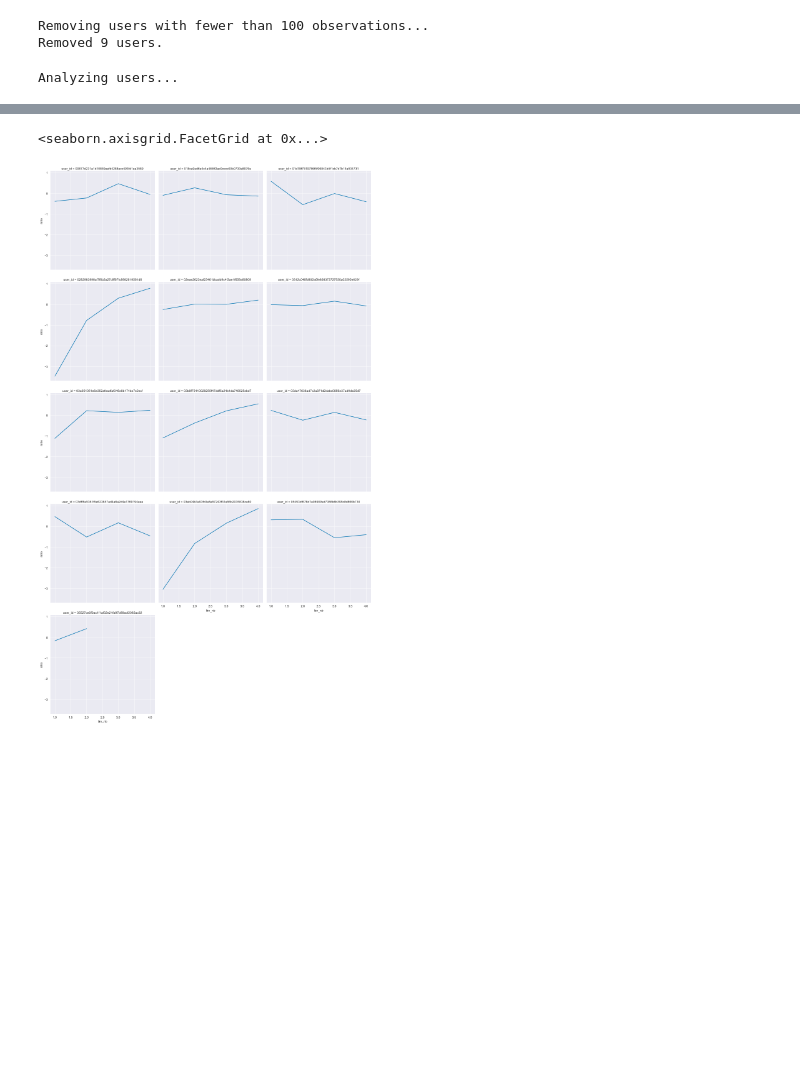
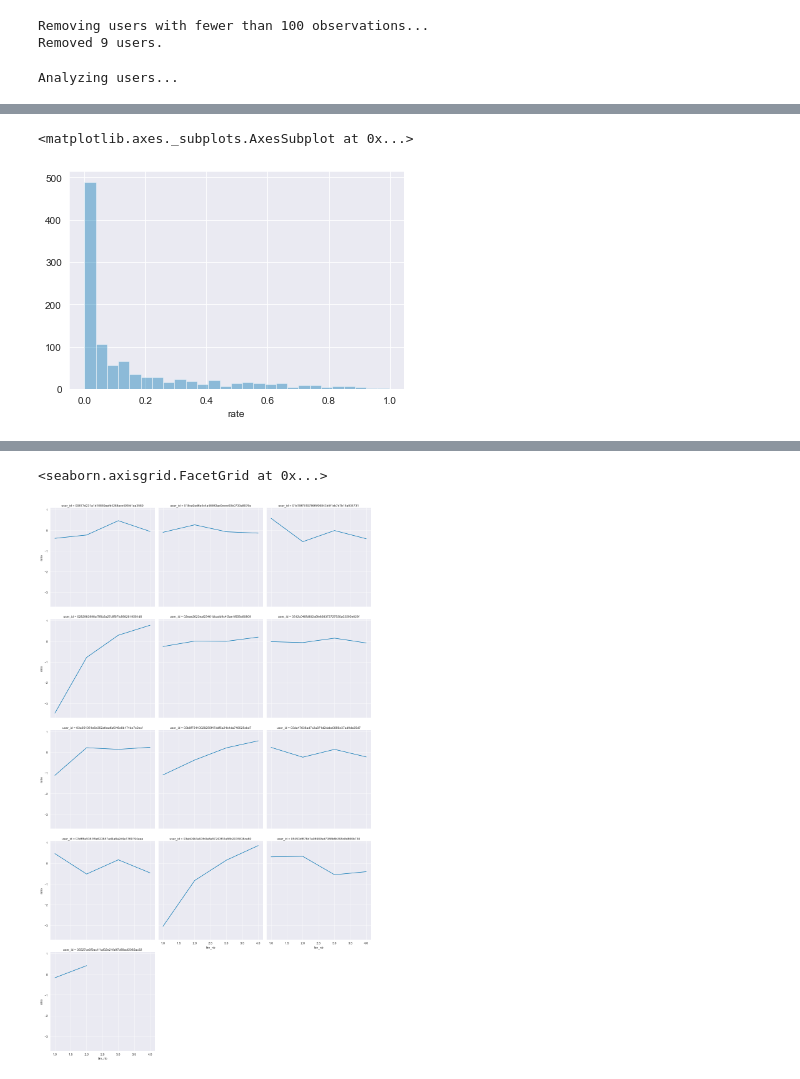
Before and after one commit to QuVil/cmb-recommendation, a Jupyter notebook: src/analysis/mainstream_tests.ipynb, the cells around one changed output, grey strips where cells are left out. Saved outputs shown, nothing was run; the diff lists cells and outputs as text; code cells hidden in the pictures; blank space fills up the shorter version.

Commit message:
2403 more on recommendations

```diff
--- a/src/analysis/mainstream_tests.ipynb
+++ b/src/analysis/mainstream_tests.ipynb
@@ -126,0 +145,25 @@ Analyzing users...
+# %%
+# Determining rate of recommended to organic for users
+artist_data["recommended"] = artist_data["origin"].map(is_reco)
+users_reco = artist_data.groupby(["user_id", "recommended"]).size().reset_index()
+users_reco.columns = ["user_id", "recommended", "amnt"]
+
+# Checking if all users have both types before division
+users_reco_types = users_reco.groupby(["user_id"]).size()
+users_reco_types = list(users_reco_types[users_reco_types == 1].index)
+
+# Adding True column for False-only users and vice-versa
+to_add = users_reco[users_reco["user_id"].isin(users_reco_types)]
+to_add.loc[:, "recommended"] = ~to_add["recommended"]
+# Not using 0 to avoid divisions -- in practice, this won't affect the bins
+to_add.loc[:, "amnt"] = 1
+users_reco = users_reco.append(to_add).sort_values(by=["user_id"])
+
+users_reco.loc[:, "rate"] = 0
+rec_amnts = users_reco[users_reco["recommended"] == True]["amnt"].values
+org_amnts = users_reco[users_reco["recommended"] == False]["amnt"].values
+
+# Changing users_reco into the final DataFrame
+users_reco = users_reco[users_reco.recommended == True].drop(["recommended", "amnt"], axis=1)
+users_reco.loc[:, "rate"] = rec_amnts / (rec_amnts + org_amnts)
+print(users_reco)
@@ -126,0 +190,6 @@ Analyzing users...
+# %%
+# Distribution of users according to their usage of the recommendation features
+sns.distplot(users_reco["rate"], kde=False)
+# %% [output]
+<matplotlib.axes._subplots.AxesSubplot at 0x...>
+[figure, added]
```
Also changed, not shown: parts of 19 cells of this notebook, 3 other files.
